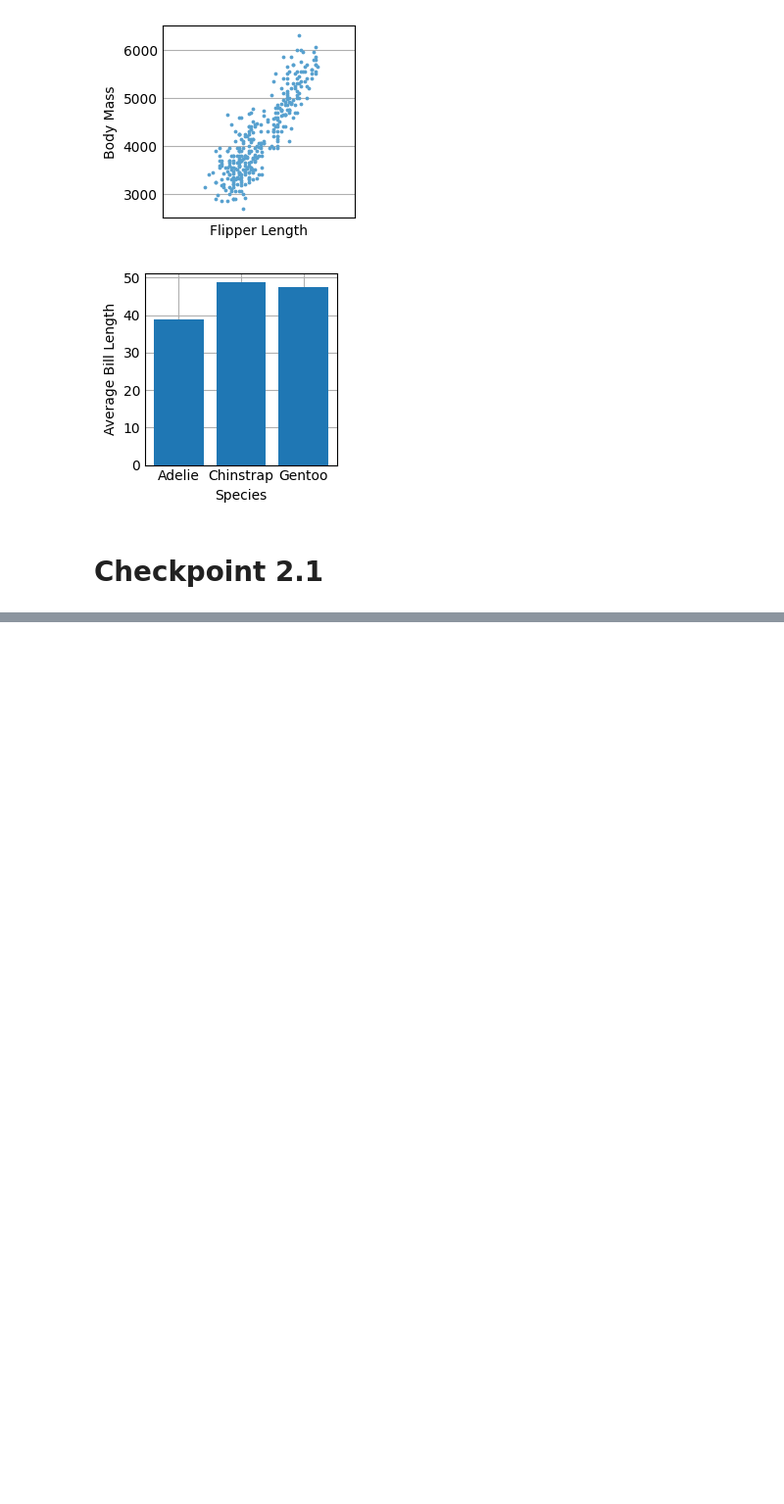
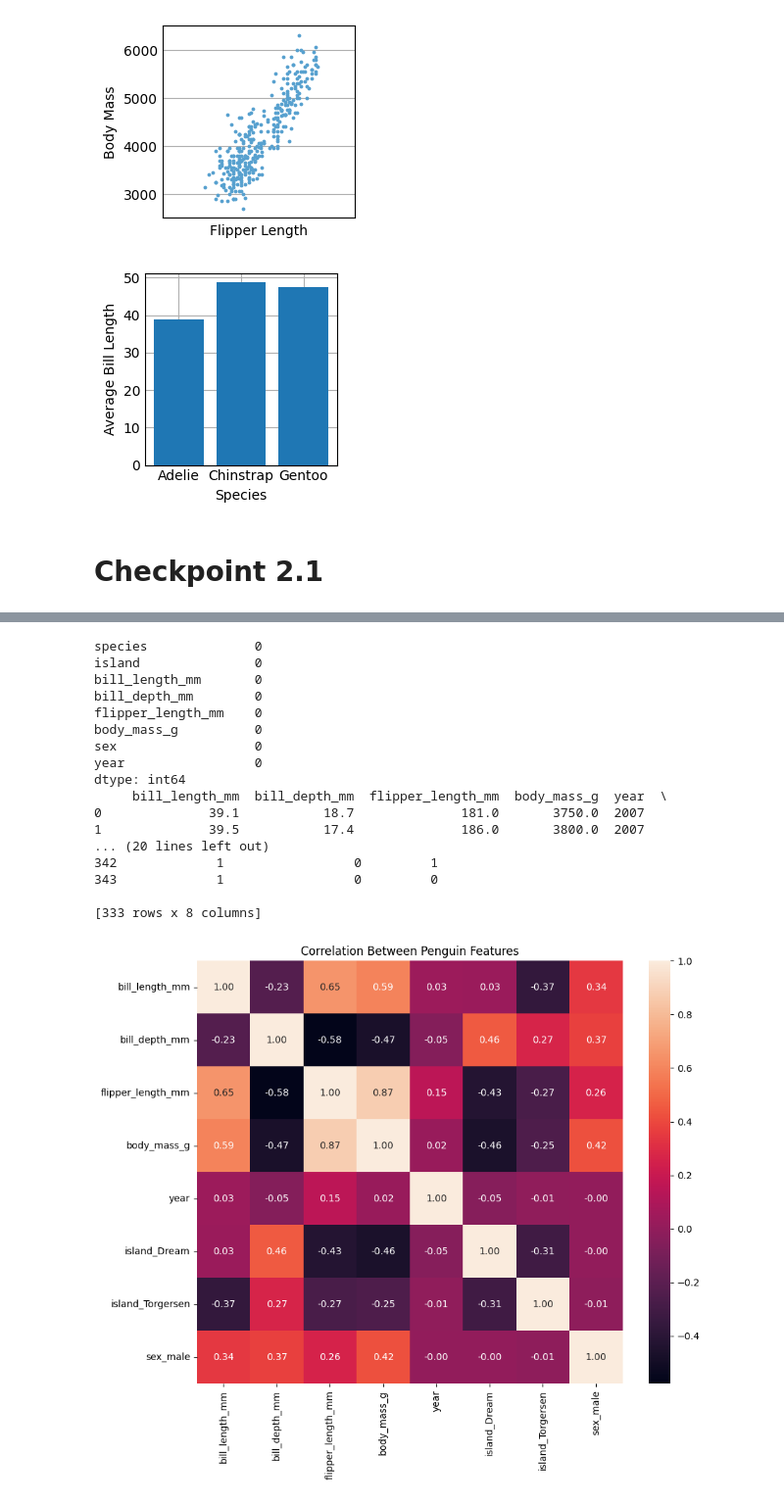
Before and after one commit to finncantcode/SIT719, a Jupyter notebook: SIT719.ipynb, the cells around one changed output, grey strips where cells are left out. Shown at 98% size. Drawn from its saved outputs; the diff is of its cells as text; code cells hidden in the pictures; blank space fills up the shorter version.

```diff
--- a/SIT719.ipynb
+++ b/SIT719.ipynb
@@ -272,0 +259,75 @@ plt.show()
+# %%
+#Q2: Please perform the following activities on the penguin dataset.
+#I. Import the dataset into pandas dataframe.
+#II. Transform Non-numerical data types into numerical using Encoding.
+#III. Find the correlation between the features of the dataset
+#IV. Split the dataset into training and testing dataset.
+#V. Apply Logistic Regression Machine learning algorithm.
+#VI. Print classification report
+
+import pandas as pd
+import seaborn as sns
+import matplotlib.pyplot as plt
+
+from sklearn.model_selection import train_test_split
+from sklearn.linear_model import LogisticRegression
+from sklearn.metrics import accuracy_score, classification_report, confusion_matrix
+
+df = pd.read_csv("penguinswithextraCell.xls")
+df = df.drop(columns=["Unnamed: 0"])
+df = df.dropna()
+print(df.isna().sum())
+
+X = df.drop(columns=["species"])
+y = df["species"]
+
+X = pd.get_dummies(X, columns=["island", "sex"], drop_first=True, dtype=int)
+print(X)
+
+dfcorr = X.corr()
+
+plt.figure(figsize=(10, 8))
+sns.heatmap(dfcorr, annot=True, fmt=".2f")
+plt.title("Correlation Between Penguin Features")
+plt.show()
+
+X_train, X_test, y_train, y_test = train_test_split(
+    X,
+    y,
+    test_size=0.2,
+    random_state=17,
+    stratify=y
+)
+
+clf = LogisticRegression(max_iter=2000)
+
+clf.fit(X_train, y_train)
+
+y_pred = clf.predict(X_test)
+
+print("Accuracy score:", accuracy_score(y_test, y_pred))
+
+print("\nConfusion Matrix:")
+print(confusion_matrix(y_test, y_pred))
+
+print("\nClassification Report:")
+print(classification_report(y_test, y_pred))
+# %% [output]
+species              0
+island               0
+bill_length_mm       0
+bill_depth_mm        0
+flipper_length_mm    0
+body_mass_g          0
+sex                  0
+year                 0
+dtype: int64
+     bill_length_mm  bill_depth_mm  flipper_length_mm  body_mass_g  year  \
+0              39.1           18.7              181.0       3750.0  2007
+1              39.5           17.4              186.0       3800.0  2007
+... (20 lines left out)
+342             1                 0         1
+343             1                 0         0
+
+[333 rows x 8 columns]
+[figure, added]
```
Also changed, not shown: parts of 5 cells of this notebook.
